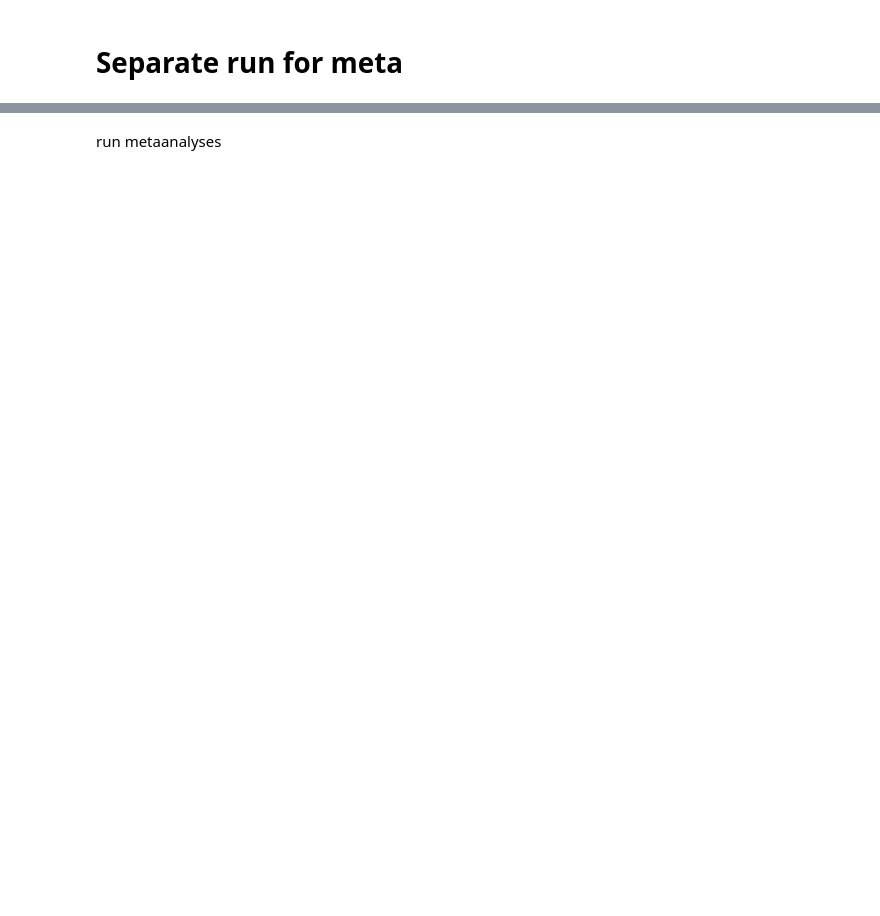
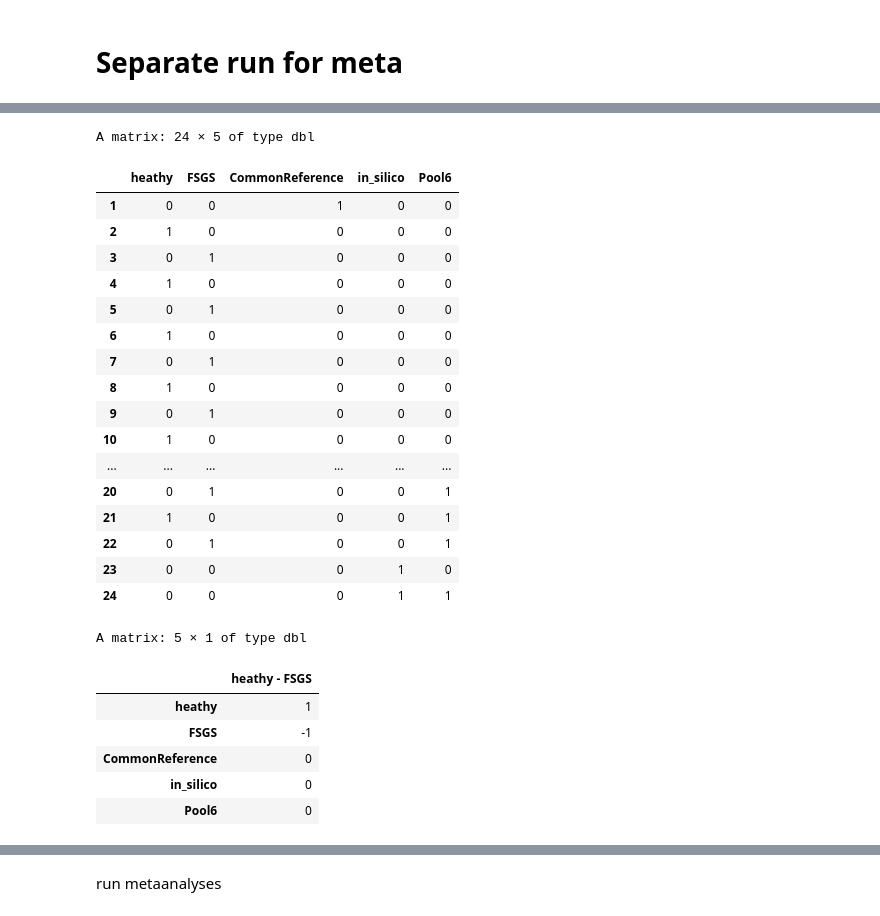
Before and after one commit to Freddsle/FedProt, a Jupyter notebook: evaluation/TMT_data/01_run_deqms.ipynb, the cells around one changed output, grey strips where cells are left out. Drawn from its saved outputs; the diff is of its cells as text; code cells hidden in the pictures; blank space fills up the shorter version.

```diff
--- a/evaluation/TMT_data/01_run_deqms.ipynb
+++ b/evaluation/TMT_data/01_run_deqms.ipynb
@@ -297,3 +384,36 @@ ERROR: Error in lmFit(intensities, design): expression matrix has zero rows
+# %%
+design <- make_design(batch_info, 'condition', "Pool")
+
+design
+
+contrasts <- makeContrasts(heathy-FSGS, levels = colnames(design))
+contrasts
+# %% [output]
+A matrix: 24 × 5 of type dbl
+|  | heathy | FSGS | CommonReference | in_silico | Pool6 |
+| 1 | 0 | 0 | 1 | 0 | 0 |
+| 2 | 1 | 0 | 0 | 0 | 0 |
+| 3 | 0 | 1 | 0 | 0 | 0 |
+| 4 | 1 | 0 | 0 | 0 | 0 |
+| 5 | 0 | 1 | 0 | 0 | 0 |
+| 6 | 1 | 0 | 0 | 0 | 0 |
+| 7 | 0 | 1 | 0 | 0 | 0 |
+| 8 | 1 | 0 | 0 | 0 | 0 |
+| 9 | 0 | 1 | 0 | 0 | 0 |
+| 10 | 1 | 0 | 0 | 0 | 0 |
+| ... | ... | ... | ... | ... | ... |
+| 20 | 0 | 1 | 0 | 0 | 1 |
+| 21 | 1 | 0 | 0 | 0 | 1 |
+| 22 | 0 | 1 | 0 | 0 | 1 |
+| 23 | 0 | 0 | 0 | 1 | 0 |
+| 24 | 0 | 0 | 0 | 1 | 1 |
+A matrix: 5 × 1 of type dbl
+|  | heathy - FSGS |
+| heathy | 1 |
+| FSGS | -1 |
+| CommonReference | 0 |
+| in_silico | 0 |
+| Pool6 | 0 |
 # %%
 meta_filter <- list()
 
```
Also changed, not shown: parts of 8 cells of this notebook, 9 other files.
